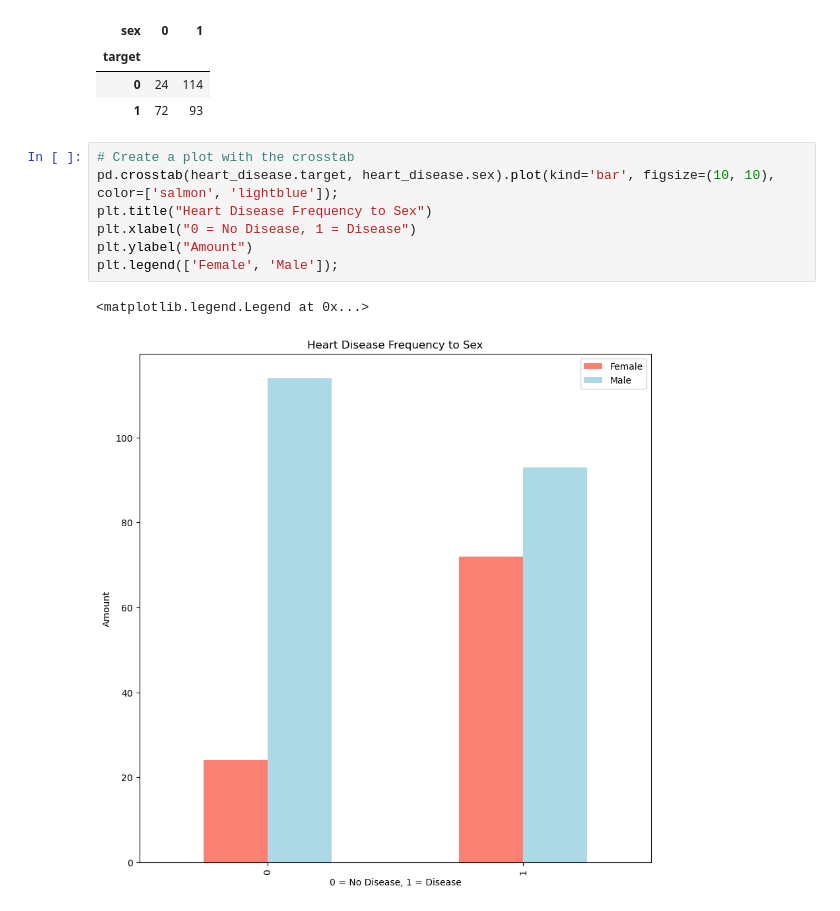
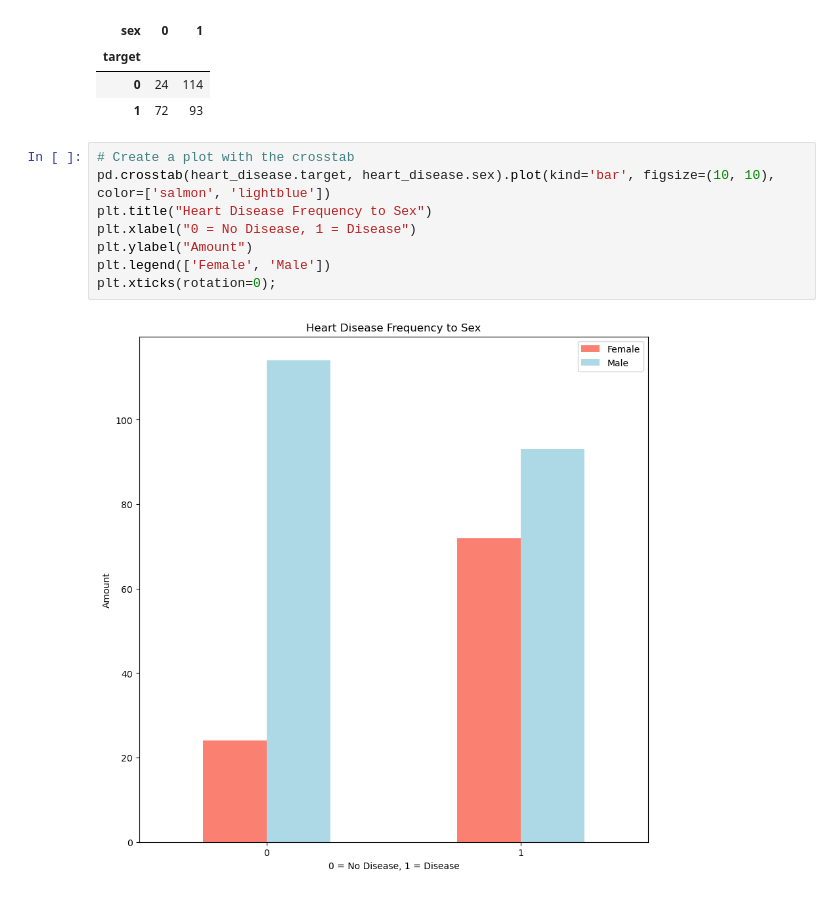
Before and after one commit to HerbertNtim/heart-disease_project, a Jupyter notebook: notebooks/end-to-end-heart-disease-classification.ipynb, the cells around one changed output. Cells and saved outputs as stored; diff of their text form.

```diff
--- a/notebooks/end-to-end-heart-disease-classification.ipynb
+++ b/notebooks/end-to-end-heart-disease-classification.ipynb
@@ -106,11 +106,11 @@ pd.crosstab(heart_disease.target, heart_disease.sex)
 | 1 | 72 | 93 |
 # %%
 # Create a plot with the crosstab
-pd.crosstab(heart_disease.target, heart_disease.sex).plot(kind='bar', figsize=(10, 10), color=['salmon', 'lightblue']);
+pd.crosstab(heart_disease.target, heart_disease.sex).plot(kind='bar', figsize=(10, 10), color=['salmon', 'lightblue'])
 plt.title("Heart Disease Frequency to Sex")
 plt.xlabel("0 = No Disease, 1 = Disease")
 plt.ylabel("Amount")
-plt.legend(['Female', 'Male']);
+plt.legend(['Female', 'Male'])
+plt.xticks(rotation=0);
 # %% [output]
-<matplotlib.legend.Legend at 0x...>
-[figure, old version]
+[figure, new version]
```
Also changed, not shown: parts of 7 cells of this notebook.
